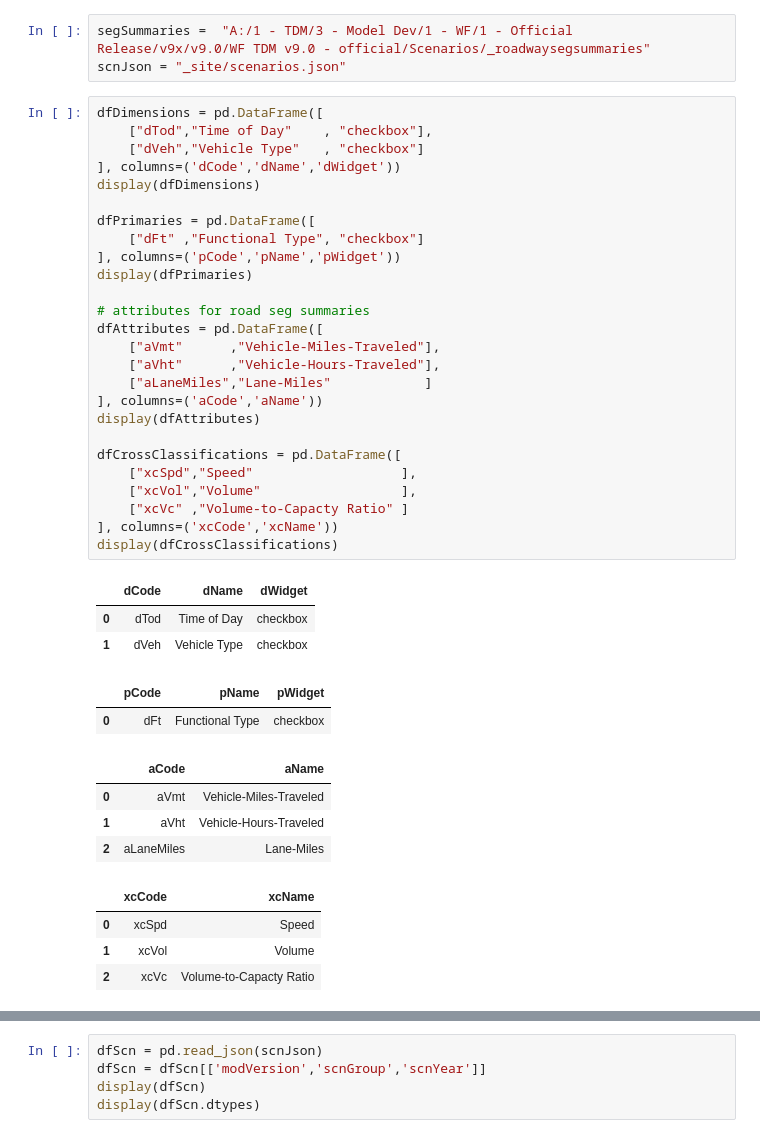
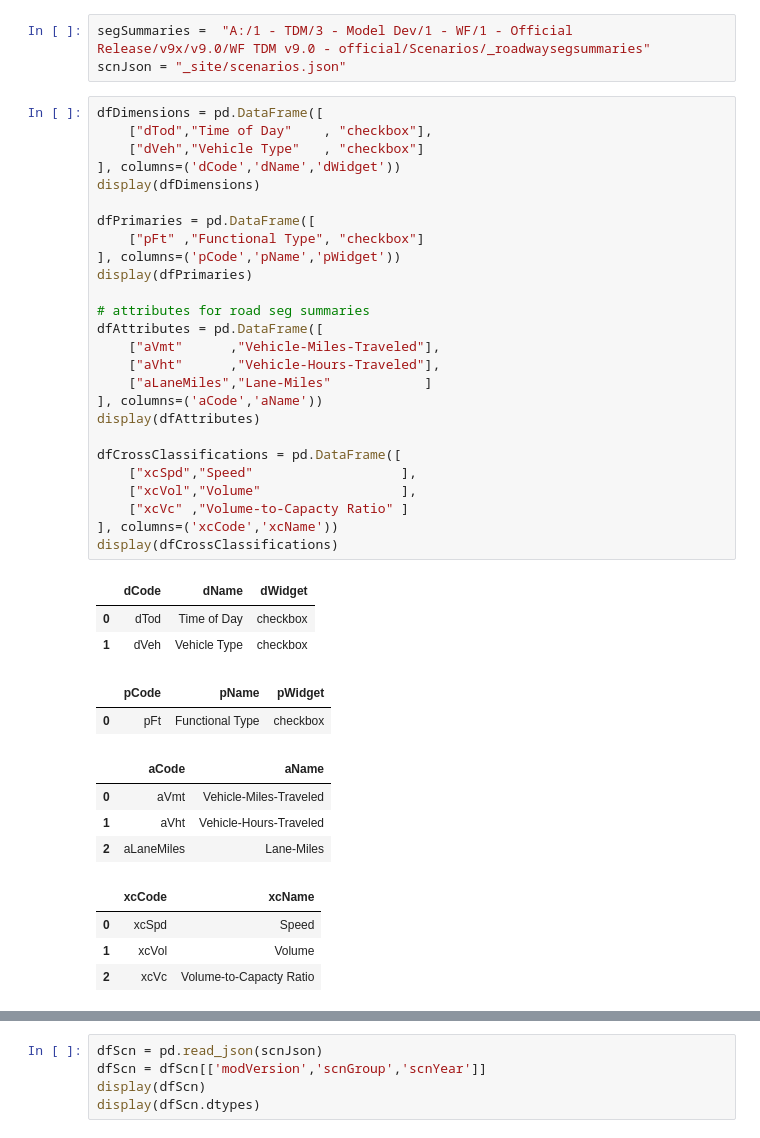
Before and after one commit to WFRCAnalytics/vizTool, a Jupyter notebook: Create-Jsons-Roadway-vizTrends.ipynb, the cells around one changed output, grey strips where cells are left out. Drawn from its saved outputs; the diff is of its cells as text.

```diff
--- a/Create-Jsons-Roadway-vizTrends.ipynb
+++ b/Create-Jsons-Roadway-vizTrends.ipynb
@@ -7,35 +7,35 @@ scnJson = "_site/scenarios.json"
 # %%
 dfDimensions = pd.DataFrame([
     ["dTod","Time of Day"    , "checkbox"],
     ["dVeh","Vehicle Type"   , "checkbox"]
 ], columns=('dCode','dName','dWidget'))
 display(dfDimensions)
 
 dfPrimaries = pd.DataFrame([
-    ["dFt" ,"Functional Type", "checkbox"]
+    ["pFt" ,"Functional Type", "checkbox"]
 ], columns=('pCode','pName','pWidget'))
 display(dfPrimaries)
 
 # attributes for road seg summaries
 dfAttributes = pd.DataFrame([
     ["aVmt"      ,"Vehicle-Miles-Traveled"],
     ["aVht"      ,"Vehicle-Hours-Traveled"],
     ["aLaneMiles","Lane-Miles"            ]
 ], columns=('aCode','aName'))
 display(dfAttributes)
 
 dfCrossClassifications = pd.DataFrame([
     ["xcSpd","Speed"                   ],
     ["xcVol","Volume"                  ],
     ["xcVc" ,"Volume-to-Capacty Ratio" ]
 ], columns=('xcCode','xcName'))
 display(dfCrossClassifications)
 # %% [output]
 |  | dCode | dName | dWidget |
 | 0 | dTod | Time of Day | checkbox |
 | 1 | dVeh | Vehicle Type | checkbox |
 |  | pCode | pName | pWidget |
-| 0 | dFt | Functional Type | checkbox |
+| 0 | pFt | Functional Type | checkbox |
 |  | aCode | aName |
 | 0 | aVmt | Vehicle-Miles-Traveled |
 | 1 | aVht | Vehicle-Hours-Traveled |
```
Also changed, not shown: parts of 9 cells of this notebook, 26 other files.
